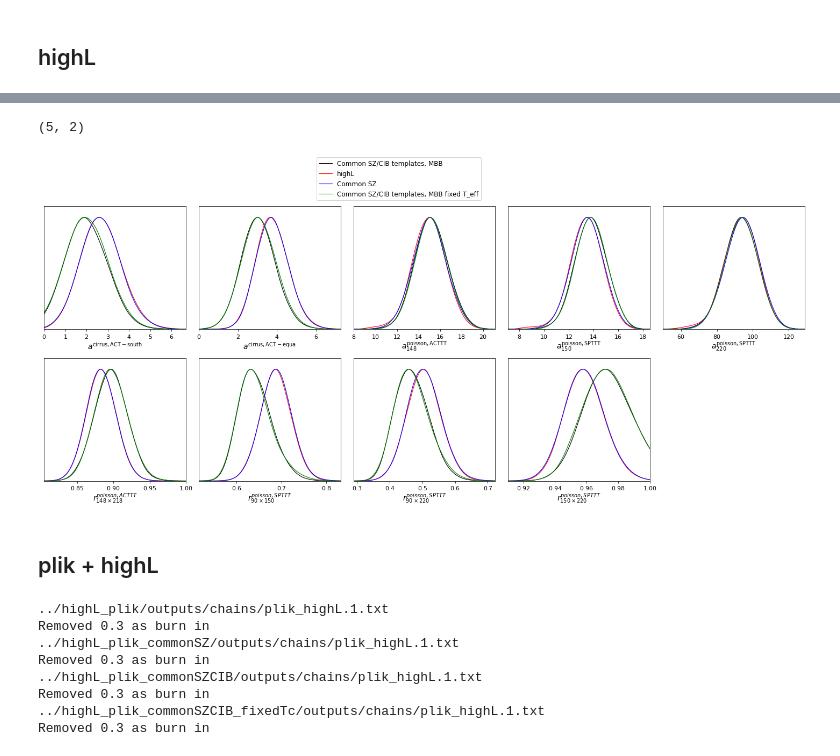
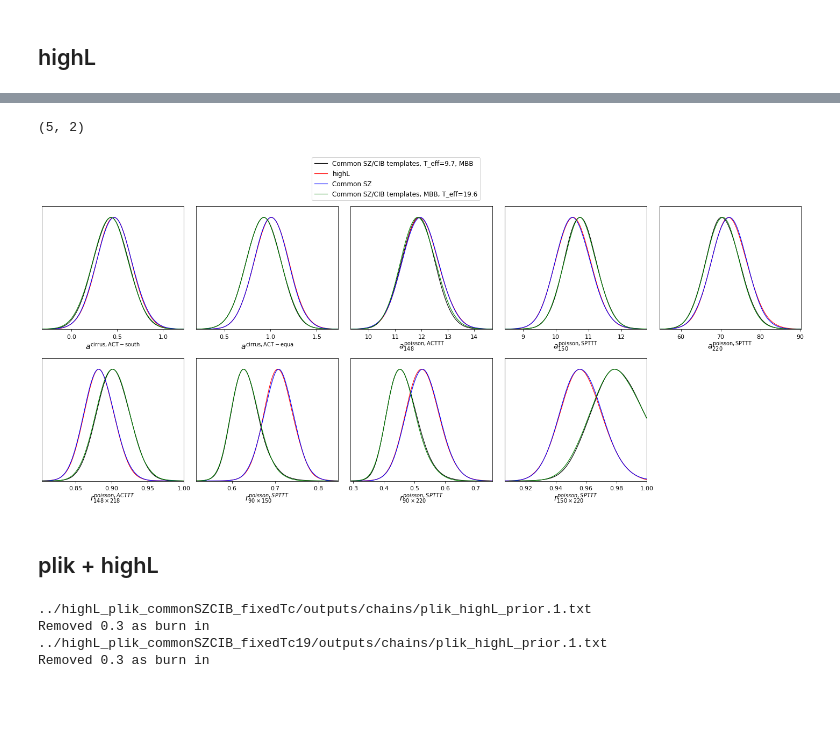
Before and after one commit to beringueb/DR6_fgmodels, a Jupyter notebook: notebooks/Plots.ipynb, the cells around one changed output, grey strips where cells are left out. Cells and saved outputs as stored; diff of their text form; code cells hidden in the pictures; blank space fills up the shorter version.

```diff
--- a/notebooks/Plots.ipynb
+++ b/notebooks/Plots.ipynb
@@ -35,8 +35,8 @@ g.plots_1d([ samples_planck_commonSZCIB, samples_plik, samples_planck_commonSZ,
 # %% [markdown]
 ## highL
 # %%
-samples_highL = loadMCSamples('../highL_plik/outputs/chains/highL', settings={'ignore_rows':0.3})
-samples_highL_commonSZ = loadMCSamples('../highL_plik_commonSZ/outputs/chains/highL', settings={'ignore_rows':0.3})
-samples_highL_commonSZCIB = loadMCSamples('../highL_plik_commonSZCIB/outputs/chains/highL', settings={'ignore_rows':0.3})
-samples_highL_commonSZCIB_fixedTc = loadMCSamples('../highL_plik_commonSZCIB_fixedTc/outputs/chains/highL', settings={'ignore_rows':0.3})
+samples_highL = loadMCSamples('../highL_plik/outputs/chains/highL_prior', settings={'ignore_rows':0.3})
+samples_highL_commonSZ = loadMCSamples('../highL_plik_commonSZ/outputs/chains/highL_prior', settings={'ignore_rows':0.3})
+samples_highL_commonSZCIB_fixedTc = loadMCSamples('../highL_plik_commonSZCIB_fixedTc/outputs/chains/highL_prior', settings={'ignore_rows':0.3})
+samples_highL_commonSZCIB_fixedTc19 = loadMCSamples('../highL_plik_commonSZCIB_fixedTc19/outputs/chains/highL_prior', settings={'ignore_rows':0.3})
 # %% [output]
@@ -59,26 +55,22 @@ g.plots_1d([ samples_highL_commonSZCIB, samples_highL, samples_highL_commonSZ, s
 params_highL = ['a_gtt_as','a_gtt_ae','aps_148','aps_150','aps_220','rpsa','rps0','rps1','rps2']
 # %%
 g = plots.get_subplot_plotter(width_inch=20)
-g.plots_1d([ samples_highL_commonSZCIB, samples_highL, samples_highL_commonSZ, samples_highL_commonSZCIB_fixedTc],
-           params_highL, nx=5, legend_labels=["Common SZ/CIB templates, MBB", "highL", "Common SZ","Common SZ/CIB templates, MBB fixed T_eff" ])
+g.plots_1d([ samples_highL_commonSZCIB_fixedTc, samples_highL, samples_highL_commonSZ, samples_highL_commonSZCIB_fixedTc19],
+           params_highL, nx=5, legend_labels=["Common SZ/CIB templates, T_eff=9.7, MBB", "highL", "Common SZ","Common SZ/CIB templates, MBB, T_eff=19.6" ])
 # %% [output]
 (5, 2)
-[figure, old version]
+[figure, new version]
 # %% [markdown]
 ## plik + highL
 # %%
-samples_plik_highL = loadMCSamples('../highL_plik/outputs/chains/plik_highL', settings={'ignore_rows':0.3})
-samples_plik_highL_commonSZ = loadMCSamples('../highL_plik_commonSZ/outputs/chains/plik_highL', settings={'ignore_rows':0.3})
-samples_plik_highL_commonSZCIB = loadMCSamples('../highL_plik_commonSZCIB/outputs/chains/plik_highL', settings={'ignore_rows':0.3})
-samples_plik_highL_commonSZCIB_fixedTc = loadMCSamples('../highL_plik_commonSZCIB_fixedTc/outputs/chains/plik_highL', settings={'ignore_rows':0.3})
+samples_plik_highL = loadMCSamples('../highL_plik/outputs/chains/plik_highL_prior', settings={'ignore_rows':0.3})
+samples_plik_highL_commonSZ = loadMCSamples('../highL_plik_commonSZ/outputs/chains/plik_highL_prior', settings={'ignore_rows':0.3})
+samples_plik_highL_commonSZCIB_fixedTc = loadMCSamples('../highL_plik_commonSZCIB_fixedTc/outputs/chains/plik_highL_prior', settings={'ignore_rows':0.3})
+samples_plik_highL_commonSZCIB_fixedTc19 = loadMCSamples('../highL_plik_commonSZCIB_fixedTc19/outputs/chains/plik_highL_prior', settings={'ignore_rows':0.3})
 # %% [output]
-../highL_plik/outputs/chains/plik_highL.1.txt
+../highL_plik_commonSZCIB_fixedTc/outputs/chains/plik_highL_prior.1.txt
 Removed 0.3 as burn in
-../highL_plik_commonSZ/outputs/chains/plik_highL.1.txt
+../highL_plik_commonSZCIB_fixedTc19/outputs/chains/plik_highL_prior.1.txt
 Removed 0.3 as burn in
-../highL_plik_commonSZCIB/outputs/chains/plik_highL.1.txt
-Removed 0.3 as burn in
-../highL_plik_commonSZCIB_fixedTc/outputs/chains/plik_highL.1.txt
-Removed 0.3 as burn in
 # %%
 g = plots.get_subplot_plotter(width_inch=20)
```
Also changed, not shown: parts of 6 cells of this notebook, 1 other file.
